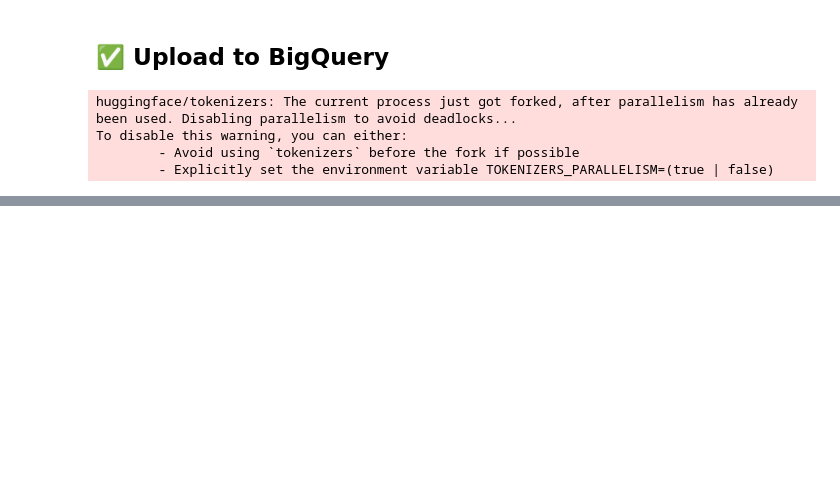
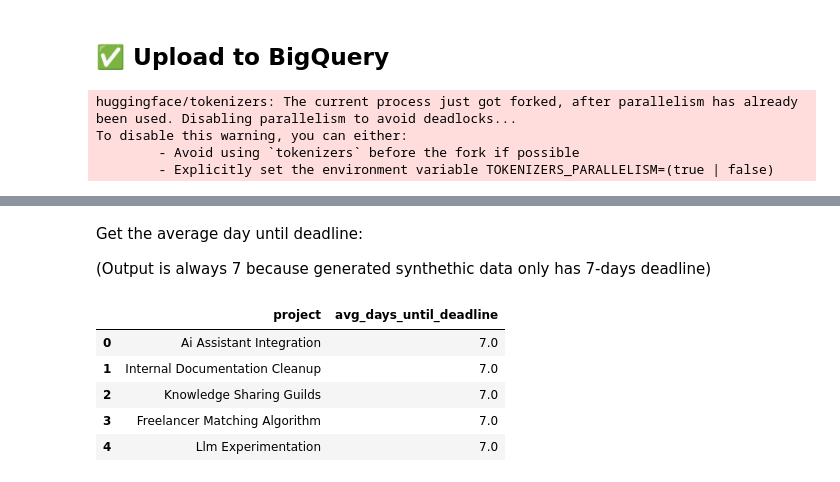
Before and after one commit to malibenbel/notes-optimizer, a Jupyter notebook: notebook.ipynb, the cells around one changed output, grey strips where cells are left out. Cells and saved outputs as stored; diff of their text form; code cells hidden in the pictures; blank space fills up the shorter version.

```diff
--- a/notebook.ipynb
+++ b/notebook.ipynb
@@ -148,0 +194,21 @@ To disable this warning, you can either:
+# %% [markdown]
+Get the average day until deadline:
+
+(Output is always 7 because generated synthethic data only has 7-days deadline)
+# %%
+query = """
+    SELECT project, AVG(days_until_deadline) AS avg_days_until_deadline
+    FROM `pipeline-notes-optimizer.meeting_notes.summarized_notes`
+    GROUP BY project
+    ORDER BY avg_days_until_deadline ASC
+"""
+
+df_query = client.query(query).to_dataframe()
+df_query.head()
+# %% [output]
+|  | project | avg_days_until_deadline |
+| 0 | Ai Assistant Integration | 7.0 |
+| 1 | Internal Documentation Cleanup | 7.0 |
+| 2 | Knowledge Sharing Guilds | 7.0 |
+| 3 | Freelancer Matching Algorithm | 7.0 |
+| 4 | Llm Experimentation | 7.0 |
```
Also changed, not shown: parts of 8 cells of this notebook.
